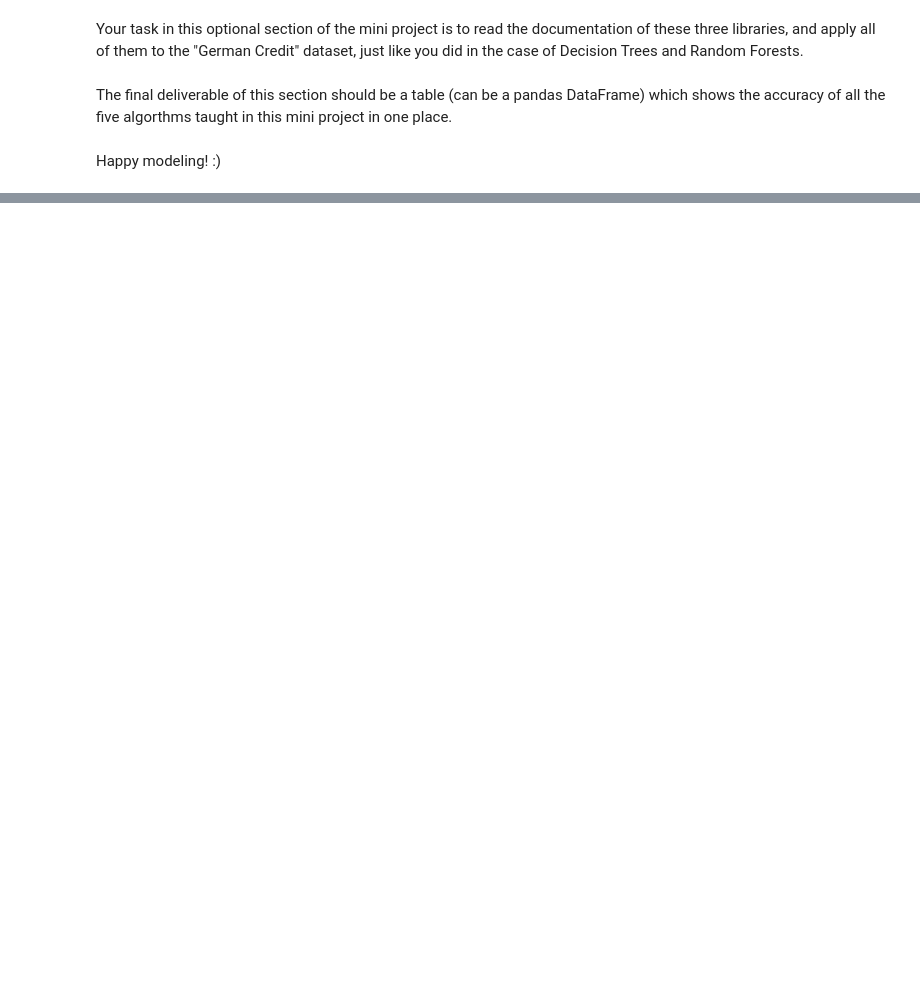
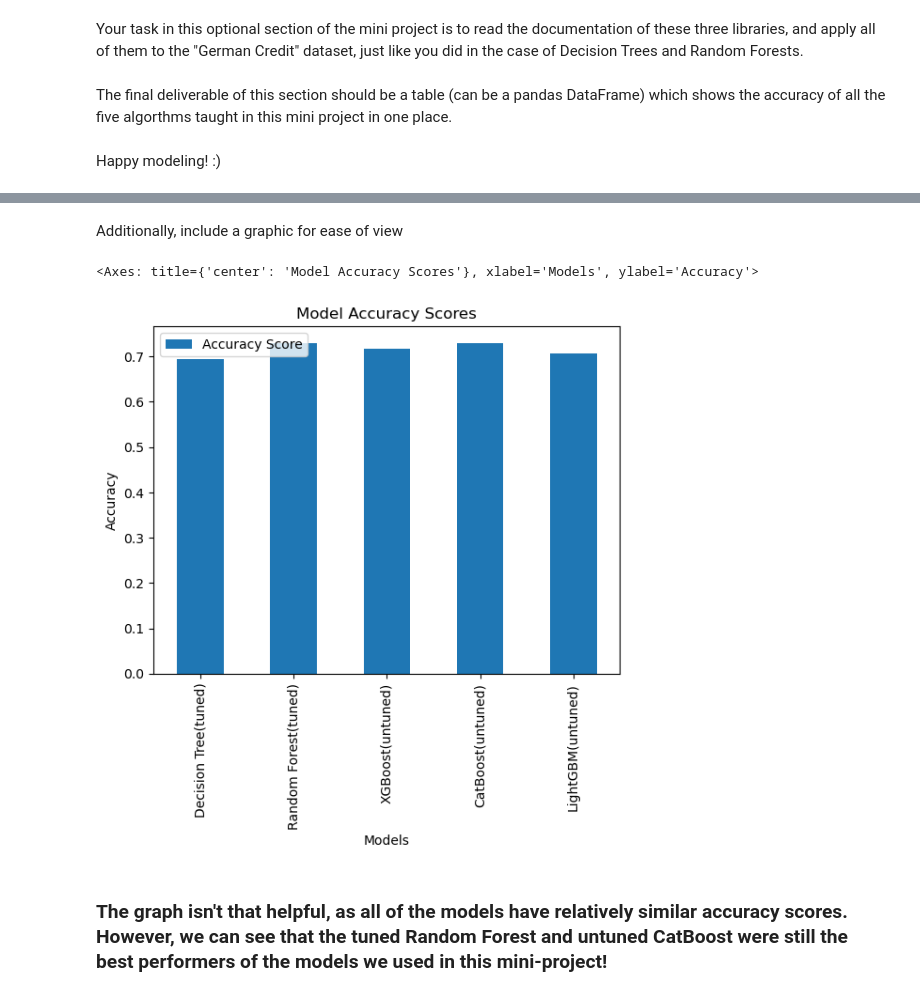
Before and after one commit to kevinjin21/mec-mini-projects, a Jupyter notebook: mec-13.5.1-tree-based-algorithms-mini-project/Mini_Project_Tree-Based_Algorithms.ipynb, the cells around one changed output, grey strips where cells are left out. Drawn from its saved outputs; the diff is of its cells as text; code cells hidden in the pictures; blank space fills up the shorter version.

```diff
--- a/mec-13.5.1-tree-based-algorithms-mini-project/Mini_Project_Tree-Based_Algorithms.ipynb
+++ b/mec-13.5.1-tree-based-algorithms-mini-project/Mini_Project_Tree-Based_Algorithms.ipynb
@@ -402,0 +412,9 @@ If you're using the Anaconda distribution, these are all very easy to install:
+# %%
+xgb_model_pred = xgb_model.predict(dtest_reg, iteration_range=(0, xgb_model.best_iteration + 1))
+#print(xgb_model_pred)
+
+# Need to round values, as we're looking for binary results (good/bad)
+xgb_model_round = [round(value) for value in xgb_model_pred]
+#print(xgb_model_round)
+
+print('Accuracy of boosted model: ', accuracy_score(y_test, xgb_model_round))
@@ -404,0 +435,9 @@ If you're using the Anaconda distribution, these are all very easy to install:
+# %%
+from catboost import CatBoostClassifier
+
+# initialize model
+cb = CatBoostClassifier(iterations=10, learning_rate=1, depth=2)
+cb.fit(X_train, y_train)
+cb_pred = cb.predict(X_test)
+
+print('Accuracy of boosted model: ', accuracy_score(y_test, cb_pred))
@@ -406,0 +464,9 @@ If you're using the Anaconda distribution, these are all very easy to install:
+# %%
+import lightgbm as lgb
+
+# initialize model
+lgb_model = lgb.LGBMClassifier(learning_rate=0.09,max_depth=-5,random_state=42)
+lgb_model.fit(X_train,y_train,eval_set=[(X_test,y_test),(X_train,y_train)], verbose=20,eval_metric='logloss')
+lgb_pred = lgb_model.predict(X_test)
+
+print('Accuracy of boosted model: ', accuracy_score(y_test, lgb_pred))
@@ -412,0 +491,5 @@ Happy modeling! :)
+# %%
+# create a dataframe containing all of the accuracy values across the different models!
+data = [accuracy_score(y_test, predicted), accuracy_score(y_test, forest_pred), accuracy_score(y_test, xgb_model_round), accuracy_score(y_test, cb_pred), accuracy_score(y_test, lgb_pred)]
+df = pd.DataFrame(data, index=['Decision Tree(tuned)', 'Random Forest(tuned)', 'XGBoost(untuned)', 'CatBoost(untuned)', 'LightGBM(untuned)'], columns=['Accuracy Score'])
+df.head()
@@ -412,0 +503,9 @@ Happy modeling! :)
+# %% [markdown]
+Additionally, include a graphic for ease of view
+# %%
+df.plot(kind='bar', title='Model Accuracy Scores', xlabel='Models', ylabel='Accuracy')
+# %% [output]
+<Axes: title={'center': 'Model Accuracy Scores'}, xlabel='Models', ylabel='Accuracy'>
+[figure, added]
+# %% [markdown]
+### The graph isn't that helpful, as all of the models have relatively similar accuracy scores. However, we can see that the tuned Random Forest and untuned CatBoost were still the best performers of the models we used in this mini-project!
```
Also changed, not shown: parts of 40 cells of this notebook, 6 other files.
